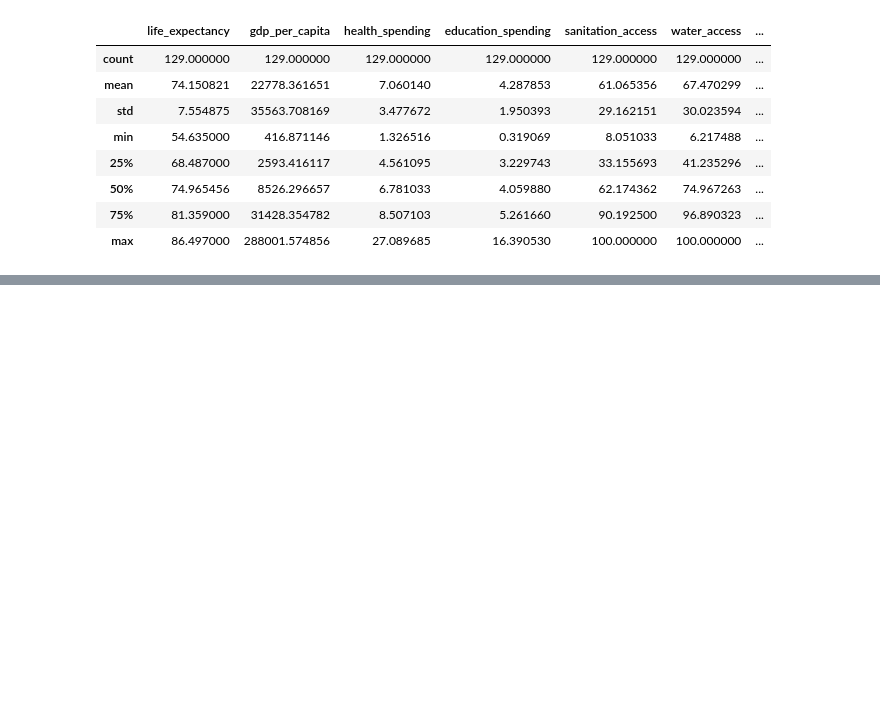
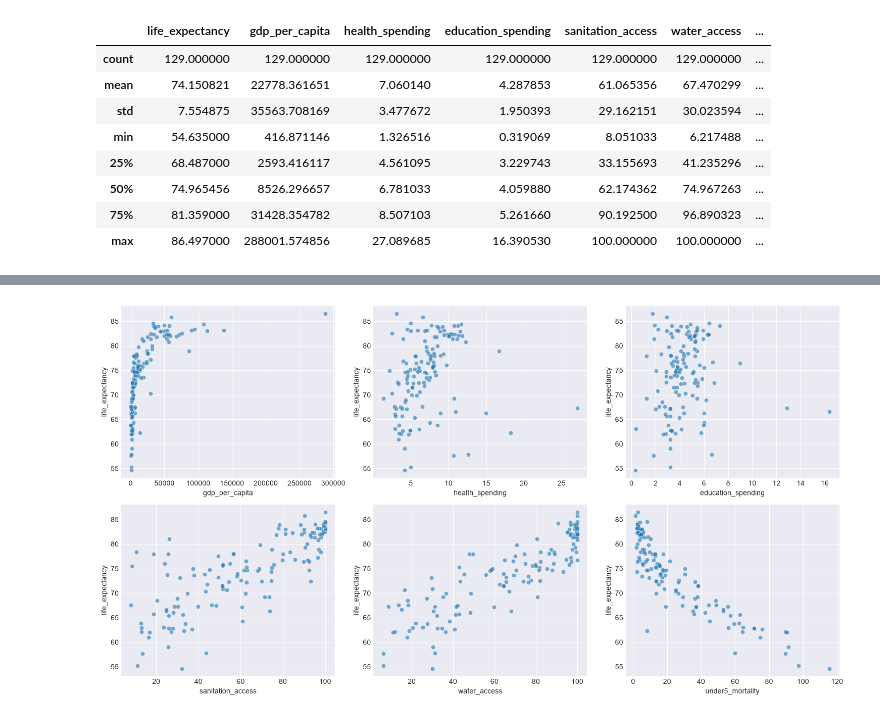
Before and after one commit to rappiok/Life-Expectancy-Drivers, a Jupyter notebook: life_expectancy_drivers.ipynb, the cells around one changed output, grey strips where cells are left out. Saved outputs shown, nothing was run; the diff lists cells and outputs as text; code cells hidden in the pictures; blank space fills up the shorter version.

```diff
--- a/life_expectancy_drivers.ipynb
+++ b/life_expectancy_drivers.ipynb
@@ -193,19 +164,0 @@ plt.show()
-# %%
-fig, axes = plt.subplots(2, 3, figsize=(15, 8))
-
-pairs = [
-    ("gdp_per_capita", axes[0, 0]),
-    ("health_spending", axes[0, 1]),
-    ("education_spending", axes[0, 2]),
-    ("sanitation_access", axes[1, 0]),
-    ("water_access", axes[1, 1]),
-    ("under5_mortality", axes[1, 2]),
-]
-
-for column, ax in pairs:
-    ax.scatter(clean[column], clean["life_expectancy"], alpha=0.6)
-    ax.set_xlabel(column)
-    ax.set_ylabel("life_expectancy")
-
-plt.tight_layout()
-plt.show()
@@ -389,0 +186,19 @@ The countries with the largest positive residuals (Lebanon, Peru, Malawi, Nepal,
+# %%
+fig, axes = plt.subplots(2, 3, figsize=(15, 8))
+
+pairs = [
+    ("gdp_per_capita", axes[0, 0]),
+    ("health_spending", axes[0, 1]),
+    ("education_spending", axes[0, 2]),
+    ("sanitation_access", axes[1, 0]),
+    ("water_access", axes[1, 1]),
+    ("under5_mortality", axes[1, 2]),
+]
+
+for column, ax in pairs:
+    sns.scatterplot(data=clean, x=column, y="life_expectancy", ax=ax, alpha=0.6)
+
+plt.tight_layout()
+plt.show()
+# %% [output]
+[figure, added]
```
Also changed, not shown: parts of 51 cells of this notebook.
